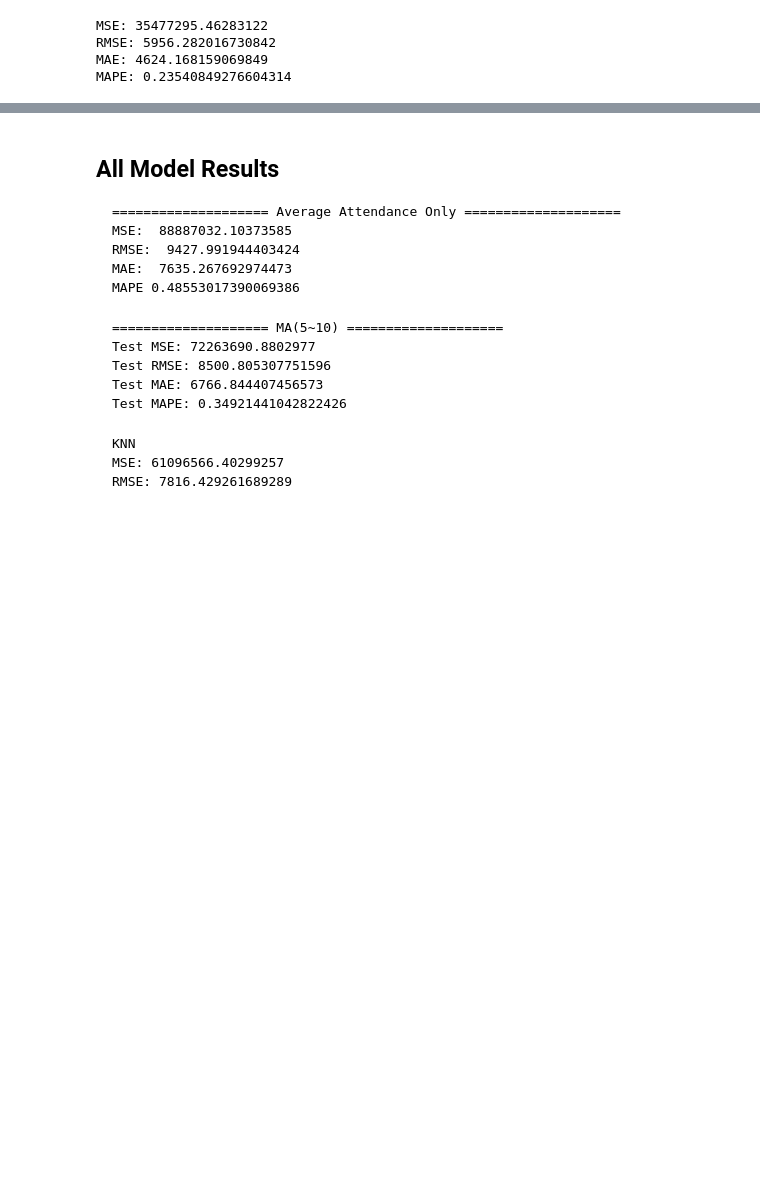
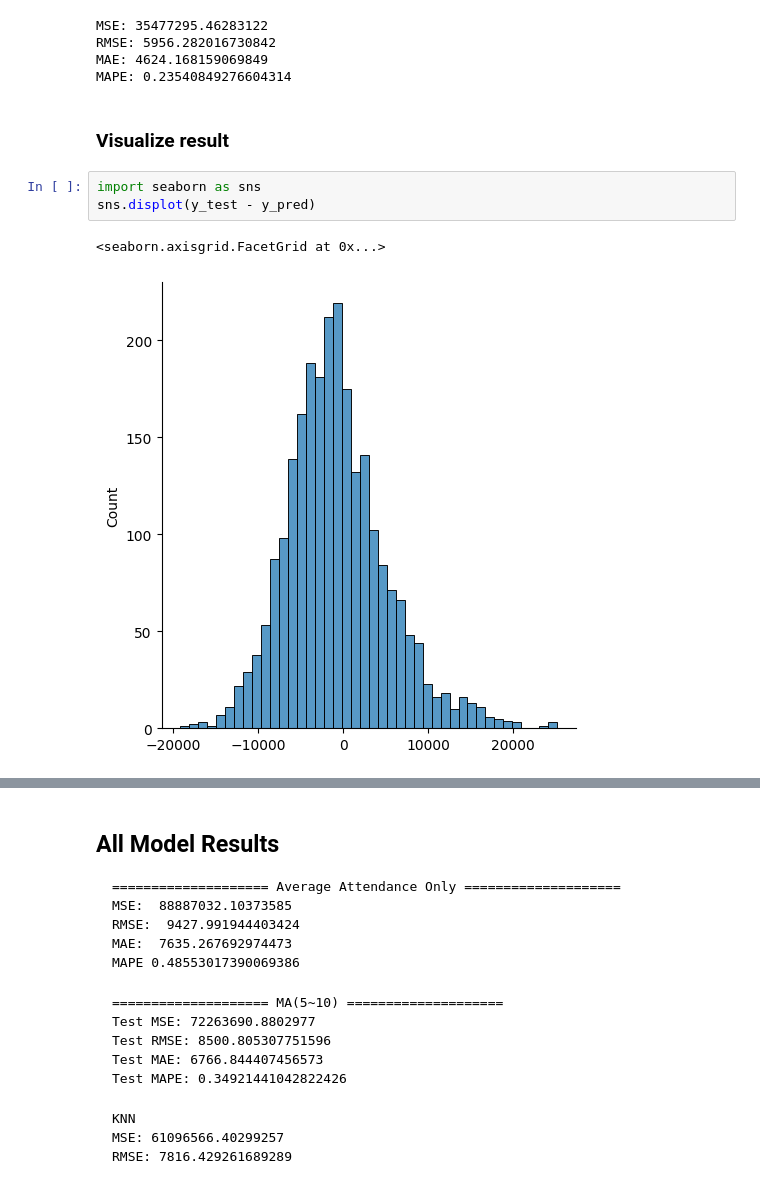
Before and after one commit to RDOGS-Friendz/SLDL-MLB-ATT-Prediction, a Jupyter notebook: models-v1-original/all_model.ipynb, the cells around one changed output, grey strips where cells are left out. Saved outputs shown, nothing was run; the diff lists cells and outputs as text; blank space fills up the shorter version.

Commit message:
visualize xgboost v1 model

```diff
--- a/models-v1-original/all_model.ipynb
+++ b/models-v1-original/all_model.ipynb
@@ -869,3 +869,11 @@ MSE: 35477295.46283122
 RMSE: 5956.282016730842
 MAE: 4624.168159069849
 MAPE: 0.23540849276604314
+# %% [markdown]
+### Visualize result
+# %%
+import seaborn as sns
+sns.displot(y_test - y_pred)
+# %% [output]
+<seaborn.axisgrid.FacetGrid at 0x...>
+[figure, added]
```
Also changed, not shown: parts of 2 cells of this notebook, 2 other files.
